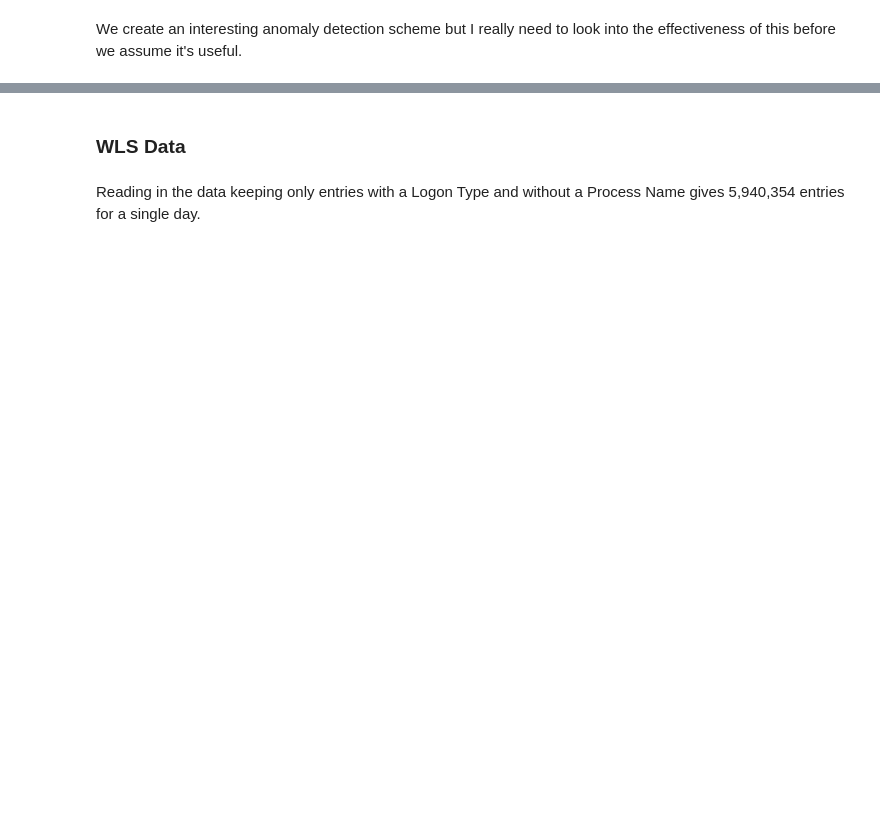
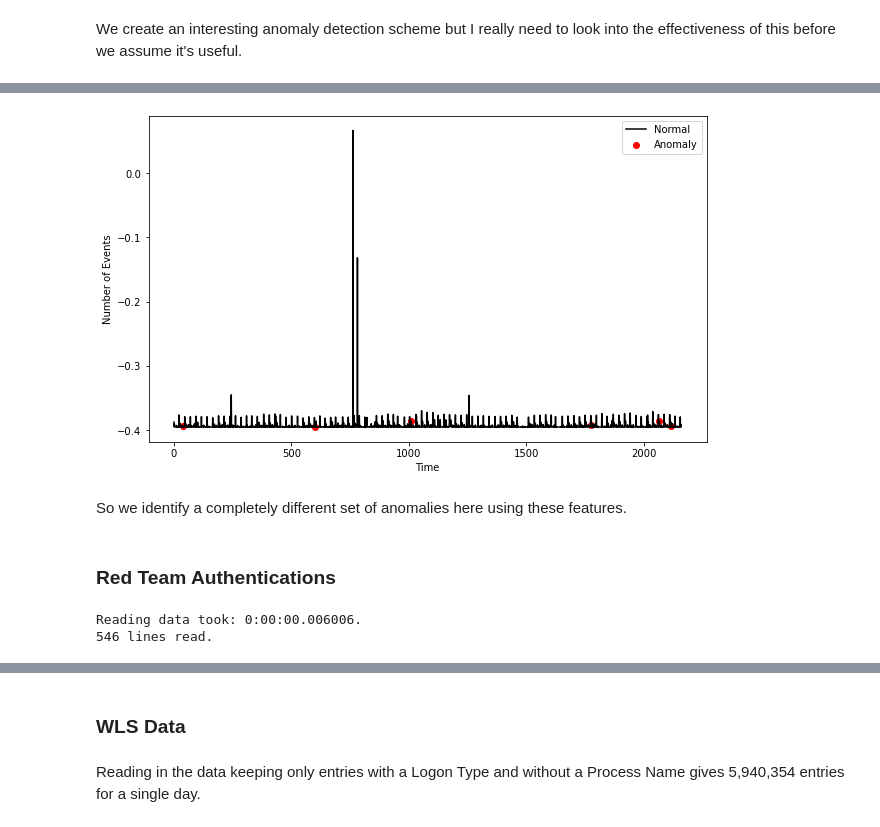
Before and after one commit to gabejg/Advanced-Cyber-Analytics-for-Attack-Detection, a Jupyter notebook: Matt/Data Evaluation.ipynb, the cells around one changed output, grey strips where cells are left out. Cells and saved outputs as stored; diff of their text form; code cells hidden in the pictures; blank space fills up the shorter version.

```diff
--- a/Matt/Data Evaluation.ipynb
+++ b/Matt/Data Evaluation.ipynb
@@ -1155,0 +1197,3 @@ We create an interesting anomaly detection scheme but I really need to look into
+# %%
+Comp808475_auth_types = auth_type_df('Comp808475',24)
+Comp808475_auth_types
@@ -1155,0 +1237,43 @@ We create an interesting anomaly detection scheme but I really need to look into
+# %%
+Comp808475_auth_types_scaler = StandardScaler()
+Comp808475_auth_types_scaler.fit(Comp808475_auth_types)
+Comp808475_auth_types_scaled = Comp808475_auth_types_scaler.transform(Comp808475_auth_types)
+Comp808475_auth_types_data = pd.DataFrame(Comp808475_auth_types_scaled)
+
+if_model = IsolationForest(contamination=0.005)
+if_predictions_types = if_model.fit_predict(Comp808475_auth_types_data)
+
+fig, ax = plt.subplots(figsize=(10,6))
+a = Comp808475_data.loc[if_predictions_types == -1]
+ax.plot(Comp808475_data.index, Comp808475_data[0], color='black', label='Normal')
+ax.scatter(a.index, a, color='red', label='Anomaly')
+ax.set_xlabel("Time")
+ax.set_ylabel("Number of Events")
+plt.legend()
+plt.show()
+# %% [output]
+[figure, added]
+# %% [markdown]
+So we identify a completely different set of anomalies here using these features.
+# %% [markdown]
+### Red Team Authentications
+# %%
+json_data = []
+
+s_time = datetime.datetime.now()
+
+with open('C:/Users/corri/OneDrive/Documents/Uni/Postgraduate/Final Project/LANL/ATI Data/red_team_anonymized/authentications/authentication_redteam_wls_entries.txt') as f:
+    for line in f:
+        ln = json.loads(line)
+        json_data.append(ln)
+
+red_team_auths = pd.DataFrame(json_data)
+
+e_time = datetime.datetime.now()
+
+print('Reading data took: {}.'.format(e_time - s_time))
+
+print('{} lines read.'.format(red_team_auths.shape[0]))
+# %% [output]
+Reading data took: 0:00:00.006006.
+546 lines read.
```
Also changed, not shown: parts of 36 cells of this notebook, 2 other files.
